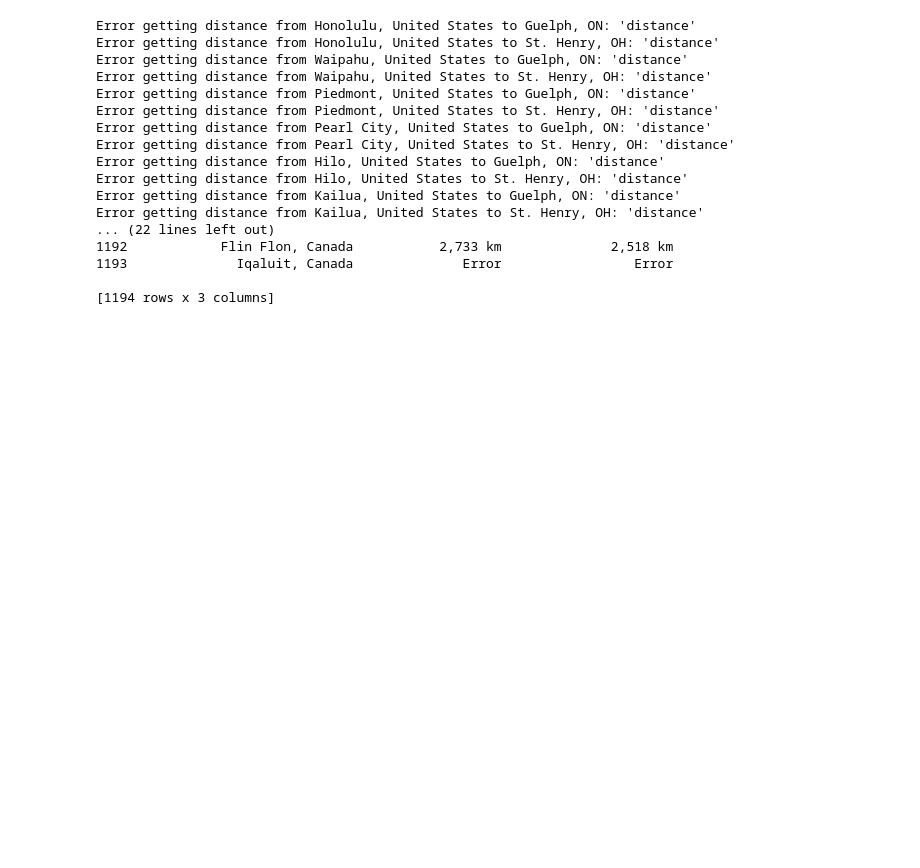
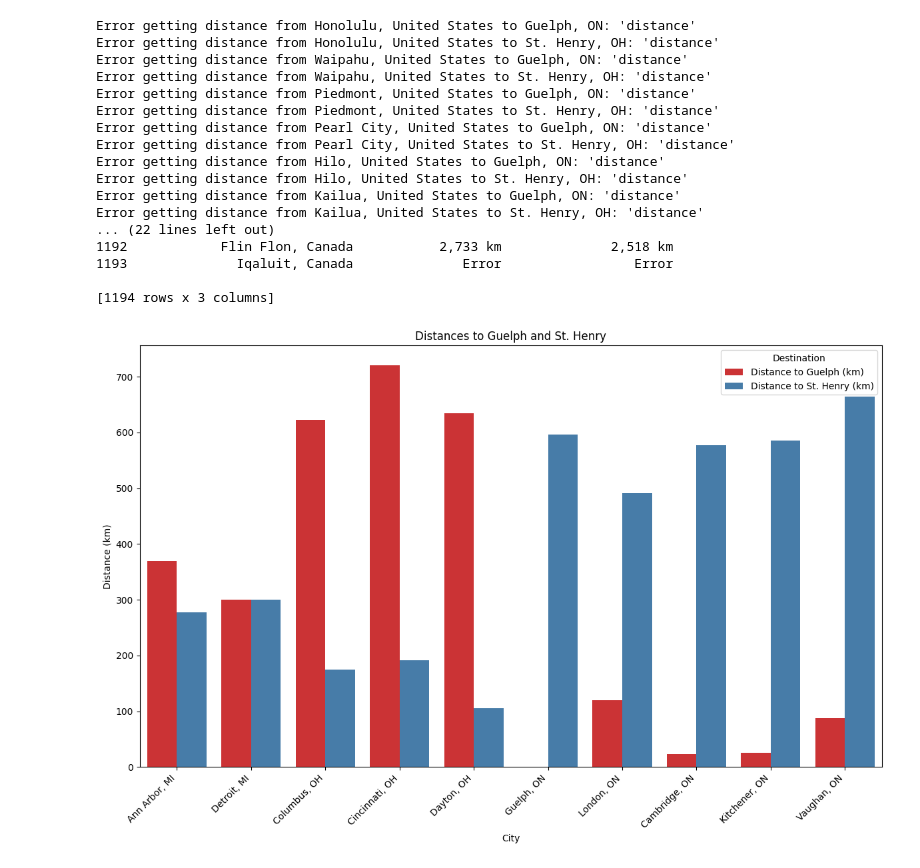
Before and after one commit to emhess93/US_vs_Canada_Living, a Jupyter notebook: Summary.ipynb, the cells around one changed output. Saved outputs shown, nothing was run; the diff lists cells and outputs as text; code cells hidden in the pictures; blank space fills up the shorter version.

Commit message:
created chart for dsiftances

```diff
--- a/Summary.ipynb
+++ b/Summary.ipynb
@@ -89,8 +91,8 @@ for city in cities:
     results.append(city_distances)
 
 # Create a DataFrame from the results
-df = pd.DataFrame(results)
-print(df)
+distances_df = pd.DataFrame(results)
+print(distances_df)
 # %% [output]
              City Distance to Guelph Distance to St. Henry
 0   Ann Arbor, MI             369 km                278 km
@@ -161,3 +165,35 @@ Error getting distance from Kailua, United States to St. Henry, OH: 'distance'
 1193              Iqaluit, Canada              Error                 Error
 
 [1194 rows x 3 columns]
+# %%
+import seaborn as sns
+import matplotlib.pyplot as plt
+
+# Function to convert distances to numeric values (in km), considering '1 m' as 0.001 km
+def convert_to_km(distance_str):
+    if 'km' in distance_str:
+        return float(distance_str.replace(' km', '').replace(',', ''))
+    elif 'm' in distance_str:
+        return 0.001  # Converting 1 meter to kilometers
+    return None
+
+# Apply the conversion function to the DataFrame
+distances_df['Distance to Guelph (km)'] = distances_df['Distance to Guelph'].apply(convert_to_km)
+distances_df['Distance to St. Henry (km)'] = distances_df['Distance to St. Henry'].apply(convert_to_km)
+
+# Melt the DataFrame to long format
+df_melted = distances_df.melt(id_vars='City', value_vars=['Distance to Guelph (km)', 'Distance to St. Henry (km)'],
+                    var_name='Destination', value_name='Distance')
+
+# Plot using Seaborn
+plt.figure(figsize=(12, 8))
+sns.barplot(data=df_melted, x='City', y='Distance', hue='Destination', palette='Set1')
+plt.xticks(rotation=45, ha='right')
+plt.title('Distances to Guelph and St. Henry')
+plt.xlabel('City')
+plt.ylabel('Distance (km)')
+plt.legend(title='Destination')
+plt.tight_layout()
+plt.show()
+# %% [output]
+[figure, added]
```
Also changed, not shown: parts of 6 cells of this notebook, 1 other file.
